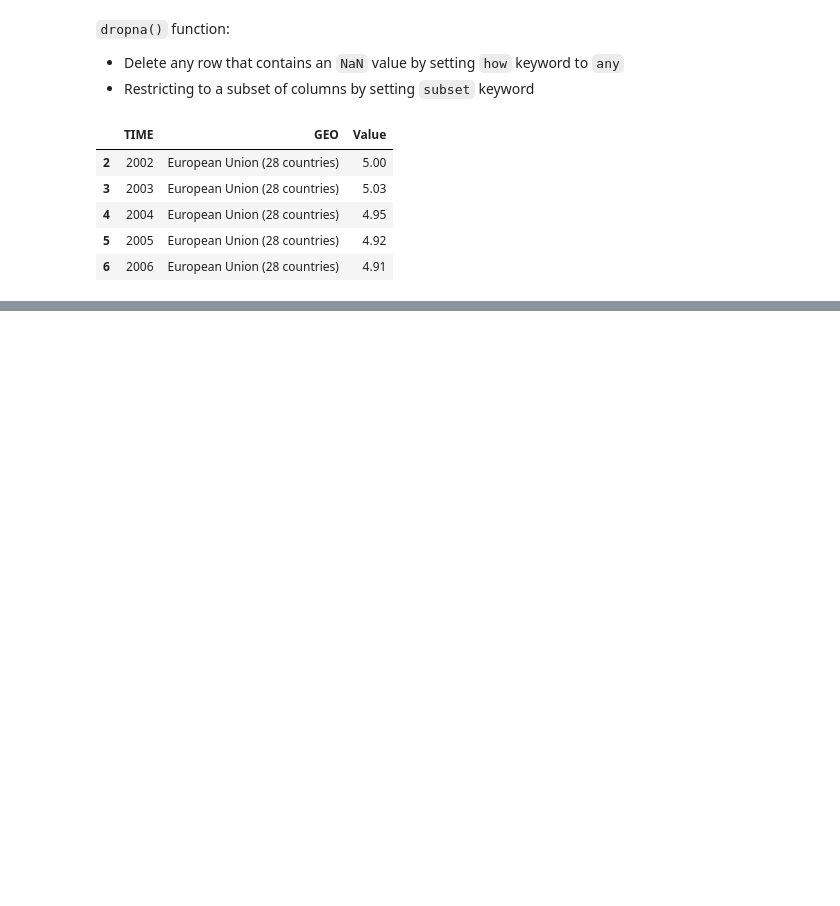
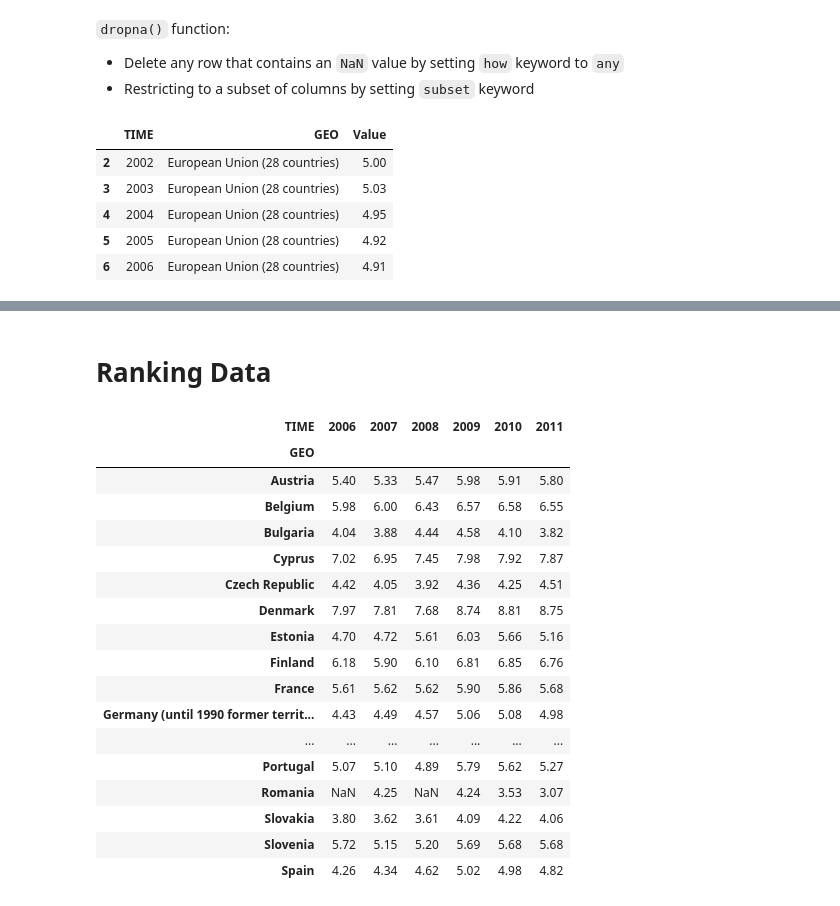
Before and after one commit to devNavraj/Learning-Data-Science, a Jupyter notebook: intro_to_data_science/intro_data_science_1.ipynb, the cells around one changed output, grey strips where cells are left out. Cells and saved outputs as stored; diff of their text form; code cells hidden in the pictures; blank space fills up the shorter version.

```diff
--- a/intro_to_data_science/intro_data_science_1.ipynb
+++ b/intro_to_data_science/intro_data_science_1.ipynb
@@ -334,0 +466,35 @@ eduDrop.head()
+# %% [markdown]
+# Ranking Data
+# %%
+pivedu = pivedu.drop(
+    [
+        'Euro area (13 countries)',
+        'Euro area (15 countries)',
+        'Euro area (17 countries)',
+        'Euro area (18 countries)',
+        'European Union (25 countries)',
+        'European Union (27 countries)',
+        'European Union (28 countries)'
+    ],
+    axis = 0
+)
+pivedu
+# %% [output]
+| TIME | 2006 | 2007 | 2008 | 2009 | 2010 | 2011 |
+| GEO |  |  |  |  |  |  |
+| Austria | 5.40 | 5.33 | 5.47 | 5.98 | 5.91 | 5.80 |
+| Belgium | 5.98 | 6.00 | 6.43 | 6.57 | 6.58 | 6.55 |
+| Bulgaria | 4.04 | 3.88 | 4.44 | 4.58 | 4.10 | 3.82 |
+| Cyprus | 7.02 | 6.95 | 7.45 | 7.98 | 7.92 | 7.87 |
+| Czech Republic | 4.42 | 4.05 | 3.92 | 4.36 | 4.25 | 4.51 |
+| Denmark | 7.97 | 7.81 | 7.68 | 8.74 | 8.81 | 8.75 |
+| Estonia | 4.70 | 4.72 | 5.61 | 6.03 | 5.66 | 5.16 |
+| Finland | 6.18 | 5.90 | 6.10 | 6.81 | 6.85 | 6.76 |
+| France | 5.61 | 5.62 | 5.62 | 5.90 | 5.86 | 5.68 |
+| Germany (until 1990 former territ... | 4.43 | 4.49 | 4.57 | 5.06 | 5.08 | 4.98 |
+| ... | ... | ... | ... | ... | ... | ... |
+| Portugal | 5.07 | 5.10 | 4.89 | 5.79 | 5.62 | 5.27 |
+| Romania | NaN | 4.25 | NaN | 4.24 | 3.53 | 3.07 |
+| Slovakia | 3.80 | 3.62 | 3.61 | 4.09 | 4.22 | 4.06 |
+| Slovenia | 5.72 | 5.15 | 5.20 | 5.69 | 5.68 | 5.68 |
+| Spain | 4.26 | 4.34 | 4.62 | 5.02 | 4.98 | 4.82 |
```
Also changed, not shown: parts of 15 cells of this notebook.
